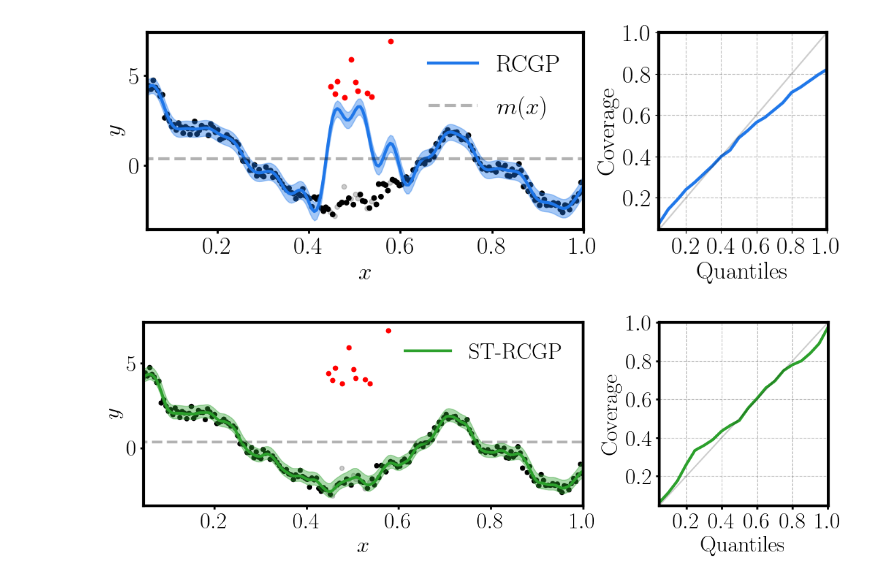
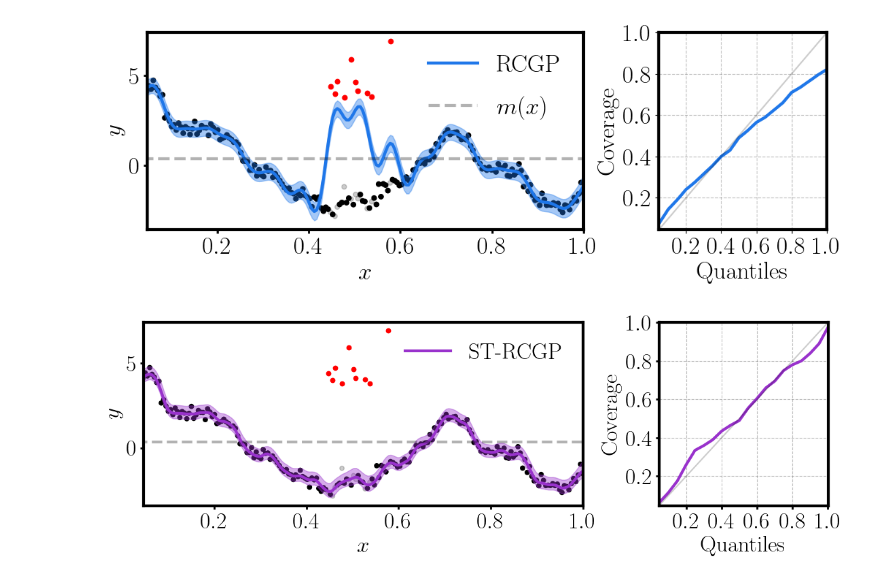
Before and after one commit to williamlaplante/ST-RCGP, a Jupyter notebook: experiments/temporal-data-simulation-focussed-outliers/ST-RCGP-vs-RCGP.ipynb, the cells around one changed output. Drawn from its saved outputs; the diff is of its cells as text; code cells hidden in the pictures.

Commit message:
changed col of plot

```diff
--- a/experiments/temporal-data-simulation-focussed-outliers/ST-RCGP-vs-RCGP.ipynb
+++ b/experiments/temporal-data-simulation-focussed-outliers/ST-RCGP-vs-RCGP.ipynb
@@ -410,17 +410,18 @@ if outliers:
 else:
     for idx in ['st-rcgp']: axs[idx].scatter(Xs, Ys, s=85, c='black', marker='.', label="Data")
 
+col = 'darkorchid'
 
-axs['st-rcgp'].plot(Xs, pred_strcgp, linewidth=3, linestyle='-', color="#2ca02c", label="ST-RCGP")
+axs['st-rcgp'].plot(Xs, pred_strcgp, linewidth=3, linestyle='-', color=col, label="ST-RCGP")
 axs["st-rcgp"].hlines(Ys_outliers.mean(), 0, 1, color='black', linewidth=3, linestyles='dashed', alpha=0.3)
-axs['st-rcgp'].fill_between(Xs, pred_strcgp - 1.96 * std_strcgp, pred_strcgp + 3 * std_strcgp, color="#2ca02c", alpha=0.4)
+axs['st-rcgp'].fill_between(Xs, pred_strcgp - 1.96 * std_strcgp, pred_strcgp + 3 * std_strcgp, color=col, alpha=0.4)
 
 
 axs['st-rcgp'].set_xlim(Xs[0], Xs[-1])
 axs['st-rcgp'].set_xlabel(r"$x$")
 
 # Top Right Plot
-axs["quantile"].plot(quantiles, coverage_vals, "-", color="#2ca02c", linewidth=3)
+axs["quantile"].plot(quantiles, coverage_vals, "-", color=col, linewidth=3)
 axs["quantile"].set_xlabel("Quantiles")
 
 for idx in ["quantile"]:
@@ -430,31 +431,31 @@ for idx in ["quantile"]:
     axs[idx].set_ylim(quantiles[0] - nudge, quantiles[-1] + nudge)
     axs[idx].grid(color = 'gray', linestyle = '--', linewidth = 0.8, alpha=0.5)
 
     axs[idx].set_ylabel("Coverage", fontsize=24)
     axs[idx].set_xticks([0.2, 0.4, 0.6, 0.8, 1.0])
     axs[idx].set_yticks([0.2, 0.4, 0.6, 0.8, 1.0])
 
 
 
 for spine in axs["st-rcgp"].spines.values():
     spine.set_linewidth(3.)
 
 for spine in axs["quantile"].spines.values():
     spine.set_linewidth(3.)
 
 
 axs["st-rcgp"].tick_params(width=2.)
 axs["quantile"].tick_params(width=2.)
 
 
 axs["st-rcgp"].set_ylabel(r"$y$")
 
 
 axs['st-rcgp'].legend(ncol=1, fontsize=24, loc="best", frameon=False)
 
 
 # Adjust layout
 fig.subplots_adjust(wspace=0.25, hspace=0.1)  # Reduce spacing between subplots
 #fig.savefig("./ST-RCGP-simulated-temporal-data-with-focussed-outliers.pdf", format='pdf', bbox_inches='tight')
 # %% [output]
-[figure, old version]
+[figure, new version]
```
Also changed, not shown: 2 other files.
